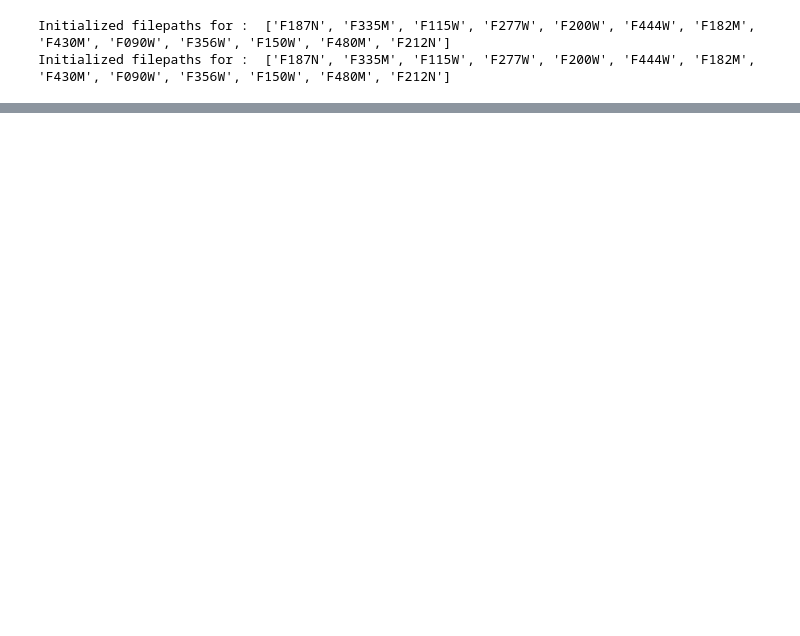
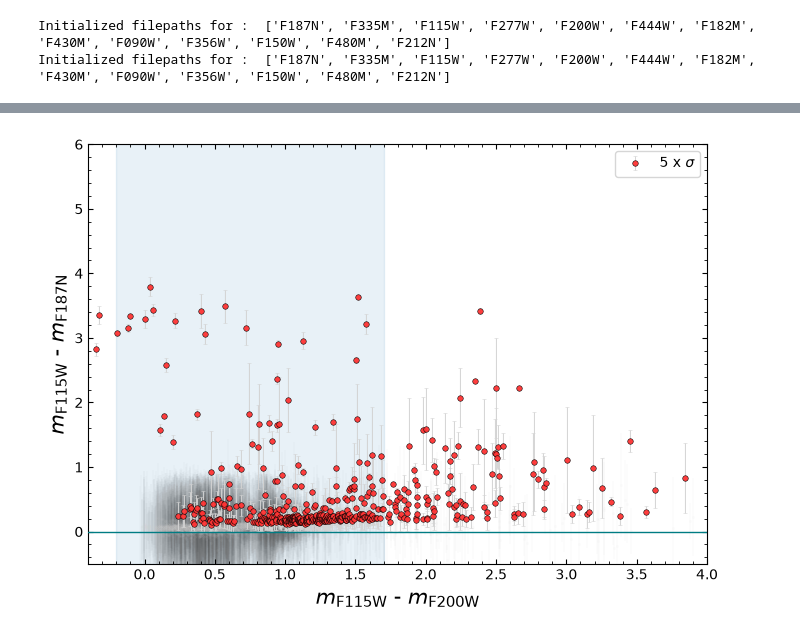
Before and after one commit to LukaSlagter/STRW-MSC, a Jupyter notebook: Disk_accretion/Finding_accretors.ipynb, the cells around one changed output, grey strips where cells are left out. Cells and saved outputs as stored; diff of their text form; code cells hidden in the pictures; blank space fills up the shorter version.

```diff
--- a/Disk_accretion/Finding_accretors.ipynb
+++ b/Disk_accretion/Finding_accretors.ipynb
@@ -51,9 +62,22 @@ Catalogue = PTK.Read_Catalogue(catalogue_path=catalogue_path)
 # %%
 Classifier = FA.Accretion_Finder(
     photometry_data=Catalogue.cat_data,
-    max_mag_err=0.1,
+    max_mag_err=0.1,  # the sigma_3 error over the three colors!
     C1_name="F115W",
     C2_name="F187N",
     C3_name="F200W",
 )
+
+C_extrapolate = 1.7
+C_width = 0.2
+nsimga = 4
+min_mag_diff = 0.1
+Classifier.Set_template_Jeroen_2024(
+    C_extrapolate=C_extrapolate,
+    C_width=C_width,
+    min_mag_diff=min_mag_diff,
+    nsigma=nsimga,
+)
+
+Classifier.Set_template_Guido_2010(min_mag_diff=min_mag_diff, nsigma=nsimga)
 # %% [output]
@@ -85,0 +186,75 @@ plt.show()
+# %%
+fig, ax = plt.subplots(figsize=(7, 5))
+
+ax.errorbar(
+    Classifier.C1_C3_color,
+    Classifier.C1_C2_color - Classifier.template_C1_C2,
+    yerr=Classifier.C1_C2_eMag * nsimga,
+    fmt="o",
+    markersize=2,
+    markerfacecolor="lightgray",
+    markeredgecolor="none",
+    ecolor="0.25",
+    elinewidth=0.35,
+    capsize=0,
+    alpha=0.07,
+    linestyle="none",
+    zorder=1,
+)
+
+ax.errorbar(
+    Classifier.C1_C3_color[Classifier.excess_mask],
+    (Classifier.C1_C2_color - Classifier.template_C1_C2)[Classifier.excess_mask],
+    yerr=Classifier.C1_C2_eMag[Classifier.excess_mask] * nsimga,
+    fmt="o",
+    markersize=4,
+    markerfacecolor="#ff3434",
+    markeredgecolor="black",
+    markeredgewidth=0.4,
+    ecolor="lightgray",
+    elinewidth=0.7,
+    capsize=1.5,
+    capthick=0.7,
+    alpha=0.95,
+    linestyle="none",
+    zorder=4,
+    label=rf"{nsimga} x $\sigma$",
+)
+ax.legend()
+
+
+ax.axvspan(
+    xmin=C_extrapolate - C_width,
+    xmax=C_extrapolate,
+    facecolor="tab:blue",
+    edgecolor="tab:blue",
+    linewidth=1,
+    alpha=0.10,
+    zorder=0,
+)
+
+# Template
+ax.axhline(
+    0,
+    color="#007C83",
+    linewidth=1,
+    zorder=5,
+)
+
+ax.set_xlabel(
+    f"{PLOT._make_mag_name('F115W')} - {PLOT._make_mag_name('F200W')}", fontsize=15
+)
+ax.set_ylabel(
+    f"{PLOT._make_mag_name('F115W')} - {PLOT._make_mag_name('F187N')}", fontsize=15
+)
+
+ax.set_xlim(-0.4, 4)
+ax.set_ylim(-0.5, 6)
+
+ax.tick_params(direction="in", which="both", top=True, right=True)
+ax.minorticks_on()
+
+plt.tight_layout()
+plt.show()
+# %% [output]
+[figure, added]
```
Also changed, not shown: parts of 6 cells of this notebook, 26 other files.
